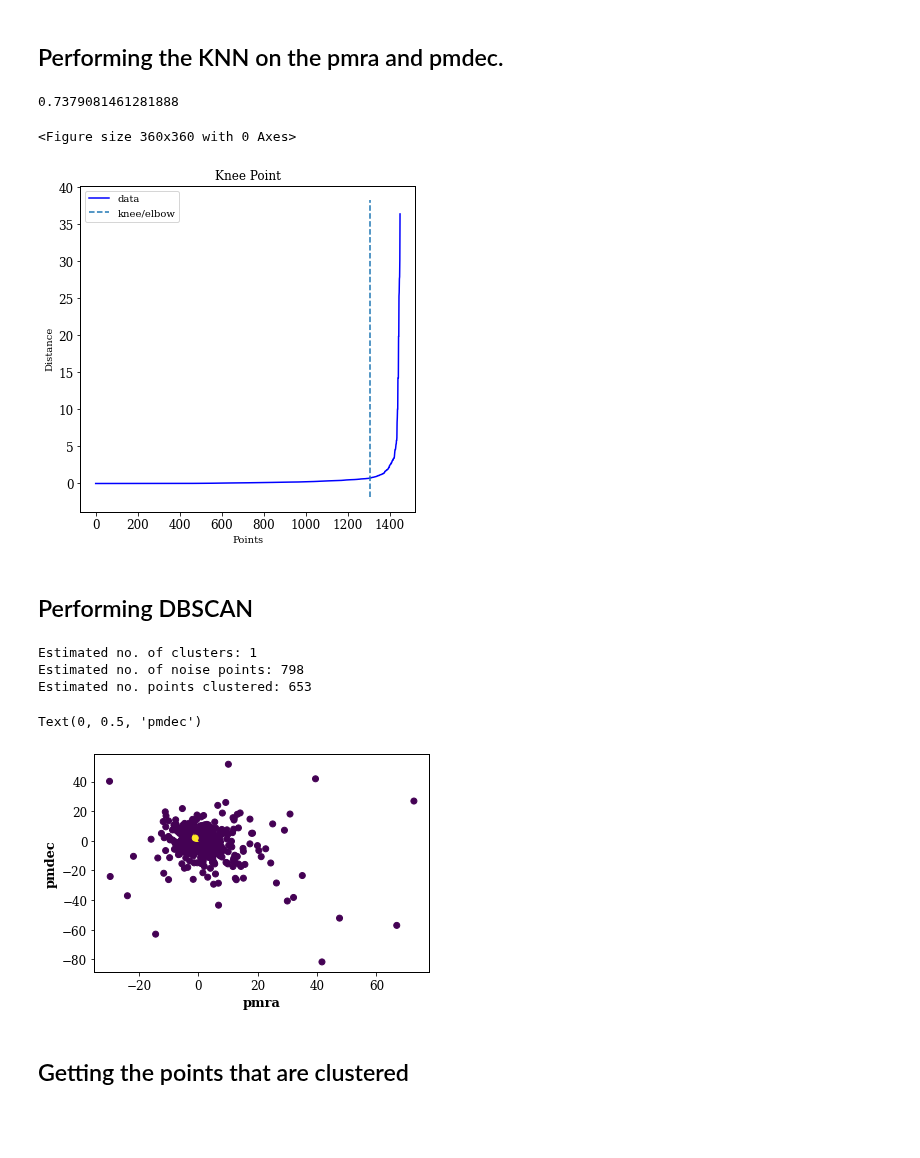
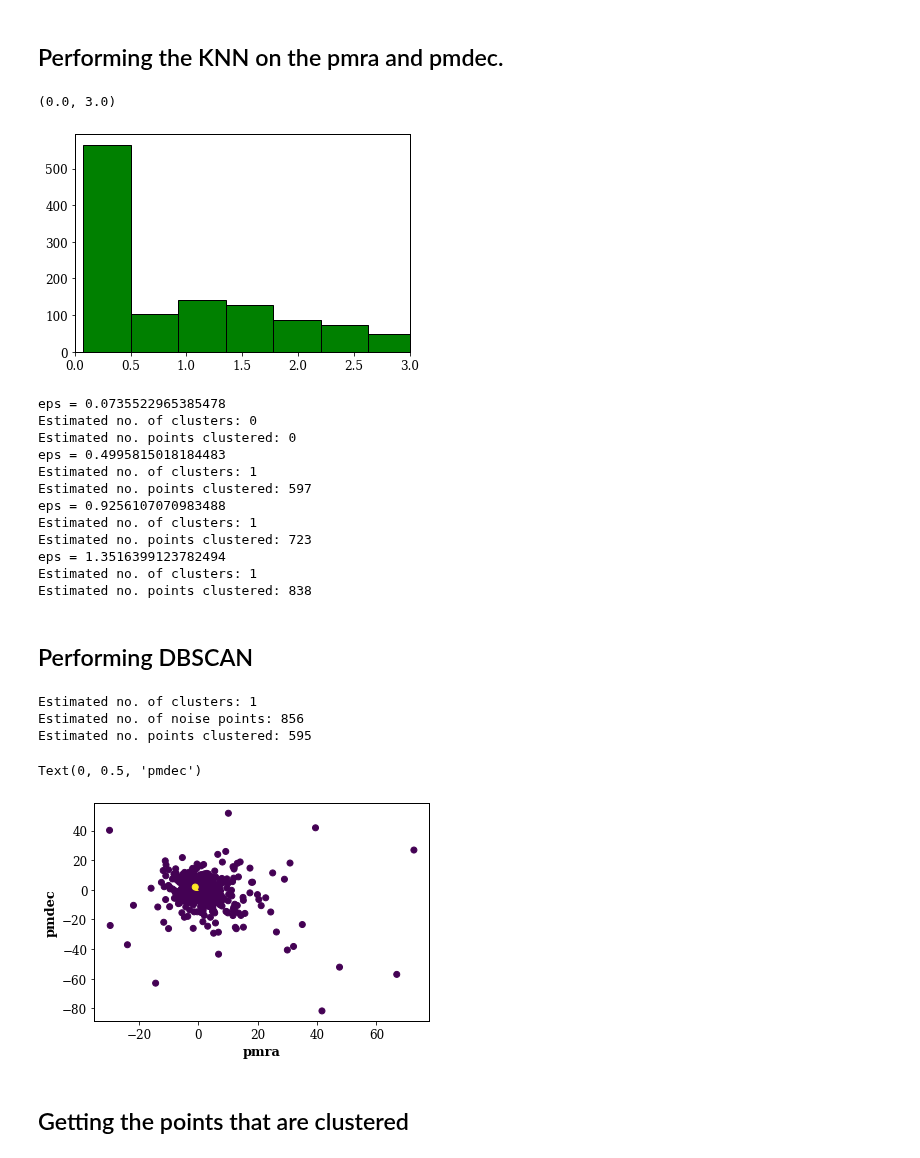
Before and after one commit to jppirest/mw_substructures, a Jupyter notebook: dados/GAIA/Latest/Clusters/NGC_2204/condicoes.ipynb, the cells around one changed output. Cells and saved outputs as stored; diff of their text form; code cells hidden in the pictures; blank space fills up the shorter version.

Commit message:
new method to estimate epsilon

```diff
--- a/dados/GAIA/Latest/Clusters/NGC_2204/condicoes.ipynb
+++ b/dados/GAIA/Latest/Clusters/NGC_2204/condicoes.ipynb
@@ -146,29 +145,48 @@ OI = np.dstack((ndf['pmra'],ndf['pmdec'], ndf['parallax']))[0]
 # %%
 from sklearn.neighbors import NearestNeighbors
 
-nn = NearestNeighbors(n_neighbors=100).fit(X)
-distances, indices = nn.kneighbors(X)
+nn = NearestNeighbors(n_neighbors=100).fit(cincoD)
+distances, indices = nn.kneighbors(cincoD)
 
 distances = np.sort(distances, axis=0)
-distances = distances[:,1]
 
-from kneed import KneeLocator
-i = np.arange(len(distances))
-knee = KneeLocator(i, distances, S=1, curve='convex', direction='increasing', interp_method='polynomial')
-fig = plt.figure(figsize=(5, 5))
-knee.plot_knee()
-plt.xlabel("Points")
-plt.ylabel("Distance")
+medias = np.zeros(len(distances))
+for i in range(len(distances)):
+    medias[i] = np.mean(distances[:][i])
 
-
-eps_opt = distances[knee.knee]
-nmin = int(0.005*len(data))
-
-print(distances[knee.knee])
+optimal_bin = np.histogram_bin_edges(medias, bins = 'fd')
+a = plt.hist(medias, optimal_bin,  ec = 'k', color = 'green')
+numero, bins = a[0],a[1]
+plt.xlim(0,3)
 # %% [output]
-0.7379081461281888
+(0.0, 3.0)
-<Figure size 360x360 with 0 Axes>
-[figure, old version]
+[figure, new version]
+# %%
+listinha = bins[0:4]
+
+for element in listinha:
+    db = DBSCAN(eps=element, min_samples=100).fit(cincoD)
+    #core_samples_mask = np.zeros_like(db.labels_, dtype=bool)
+    #core_samples_mask[db.core_sample_indices_] = True
+    labels = db.labels_
+    print('eps =', element)
+    N_clus=len(set(labels))-(1 if -1 in labels else 0)
+    print('Estimated no. of clusters: %d' % N_clus)
+    n_in = list(db.labels_).count(0)
+    print('Estimated no. points clustered: %d' % n_in)
+# %% [output]
+eps = 0.0735522965385478
+Estimated no. of clusters: 0
+Estimated no. points clustered: 0
+eps = 0.4995815018184483
+Estimated no. of clusters: 1
+Estimated no. points clustered: 597
+eps = 0.9256107070983488
+Estimated no. of clusters: 1
+Estimated no. points clustered: 723
+eps = 1.3516399123782494
+Estimated no. of clusters: 1
+Estimated no. points clustered: 838
 # %%
 plt.rc('xtick', labelsize=12)
 plt.rc('ytick', labelsize=12)
@@ -183,7 +201,7 @@ plt.rc('font', **font)
 # %% [markdown]
 ## Performing DBSCAN
 # %%
-db = DBSCAN(eps=eps_opt, min_samples=100).fit(cincoD)
+db = DBSCAN(eps=0.499, min_samples=100).fit(cincoD)
 core_samples_mask = np.zeros_like(db.labels_, dtype=bool)
 core_samples_mask[db.core_sample_indices_] = True
 labels = db.labels_
@@ -206,8 +224,8 @@ plt.xlabel("pmra", fontweight = 'bold')
 plt.ylabel("pmdec", fontweight = 'bold')
 # %% [output]
 Estimated no. of clusters: 1
-Estimated no. of noise points: 798
-Estimated no. points clustered: 653
+Estimated no. of noise points: 856
+Estimated no. points clustered: 595
 Text(0, 0.5, 'pmdec')
 [figure]
 # %% [markdown]
```
Also changed, not shown: parts of 23 cells of this notebook, 1 other file.
